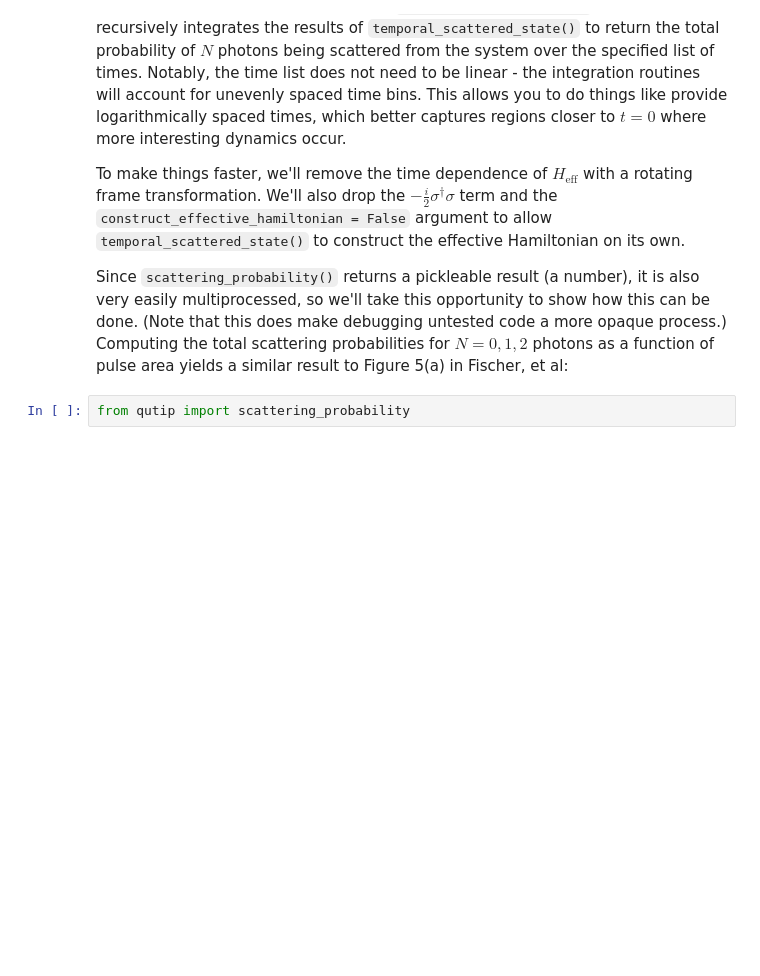
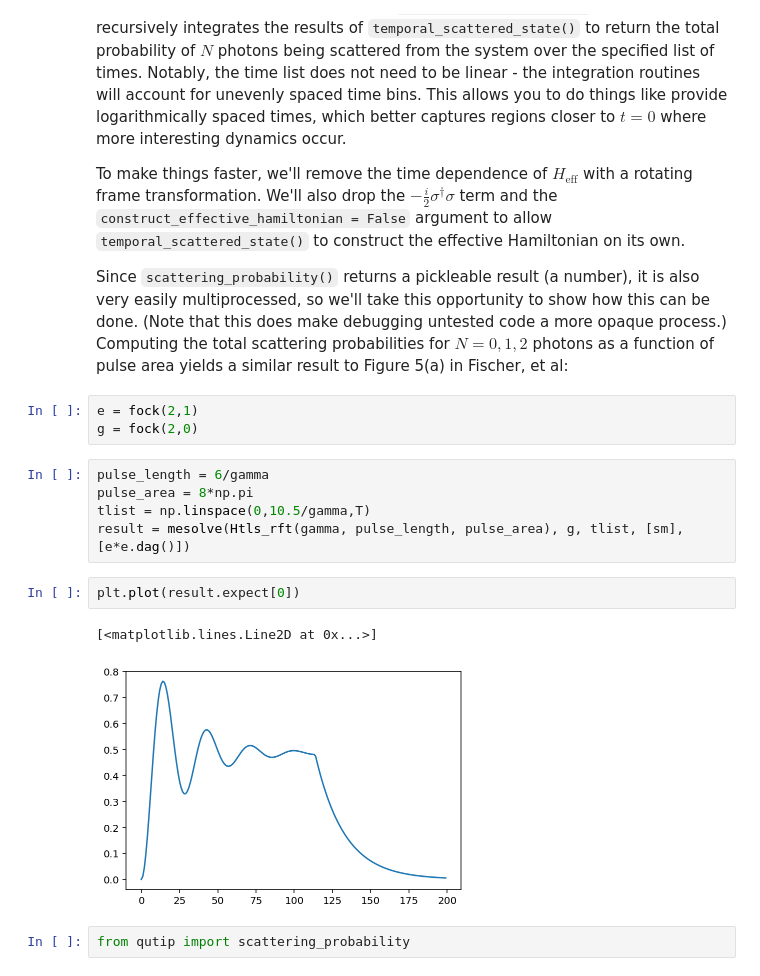
Before and after one commit to bbuusshh/two-photon, a Jupyter notebook: temporal-photon-scattering.ipynb, the cells around one changed output. Cells and saved outputs as stored; diff of their text form; blank space fills up the shorter version.

```diff
--- a/temporal-photon-scattering.ipynb
+++ b/temporal-photon-scattering.ipynb
@@ -198,6 +201,19 @@ More simply, however, you can use the `scattering_probability()` function, which
 To make things faster, we'll remove the time dependence of $H_\text{eff}$ with a rotating frame transformation. We'll also drop the $-\frac{i}{2} \sigma^\dagger \sigma$ term and the `construct_effective_hamiltonian = False` argument to allow `temporal_scattered_state()` to construct the effective Hamiltonian on its own.
 
 Since `scattering_probability()` returns a pickleable result (a number), it is also very easily multiprocessed, so we'll take this opportunity to show how this can be done. (Note that this does make debugging untested code a more opaque process.) Computing the total scattering probabilities for $N=0,1,2$ photons as a function of pulse area yields a similar result to Figure 5(a) in Fischer, et al:
+# %%
+e = fock(2,1)
+g = fock(2,0)
+# %%
+pulse_length = 6/gamma
+pulse_area = 8*np.pi
+tlist = np.linspace(0,10.5/gamma,T)
+result = mesolve(Htls_rft(gamma, pulse_length, pulse_area), g, tlist, [sm], [e*e.dag()])
+# %%
+plt.plot(result.expect[0])
+# %% [output]
+[<matplotlib.lines.Line2D at 0x...>]
+[figure, added]
 # %%
 from qutip import scattering_probability
 # %%
```
Also changed, not shown: parts of 8 cells of this notebook, 2 other files.
